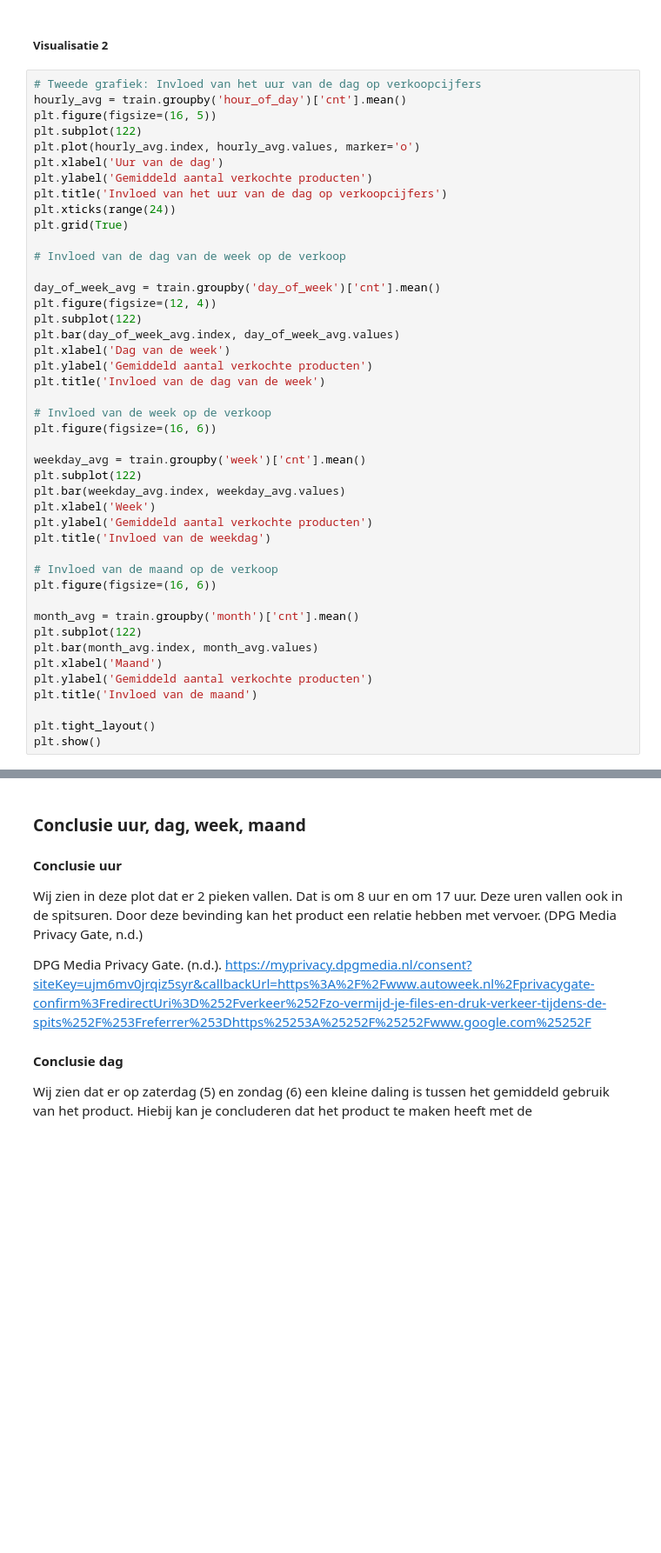
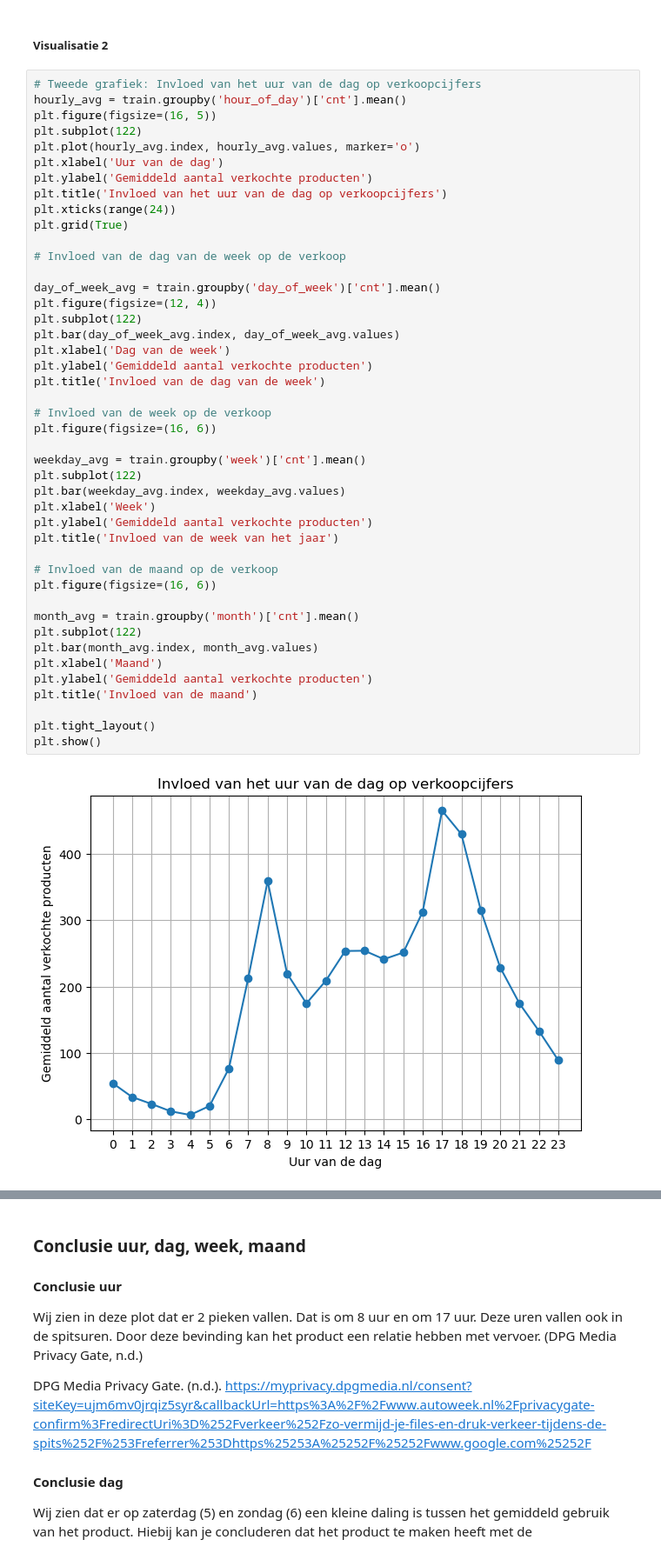
Before and after one commit to NimaGhafar/machine_learning_deurwaardes, a Jupyter notebook: Heethoofd_Portfolio.ipynb, the cells around one changed output, grey strips where cells are left out. Shown at 87% size. Drawn from its saved outputs; the diff is of its cells as text; blank space fills up the shorter version.

```diff
--- a/Heethoofd_Portfolio.ipynb
+++ b/Heethoofd_Portfolio.ipynb
@@ -200,31 +260,33 @@ plt.grid(True)
 
 day_of_week_avg = train.groupby('day_of_week')['cnt'].mean()
 plt.figure(figsize=(12, 4))
 plt.subplot(122)
 plt.bar(day_of_week_avg.index, day_of_week_avg.values)
 plt.xlabel('Dag van de week')
 plt.ylabel('Gemiddeld aantal verkochte producten')
 plt.title('Invloed van de dag van de week')
 
 # Invloed van de week op de verkoop
 plt.figure(figsize=(16, 6))
 
 weekday_avg = train.groupby('week')['cnt'].mean()
 plt.subplot(122)
 plt.bar(weekday_avg.index, weekday_avg.values)
 plt.xlabel('Week')
 plt.ylabel('Gemiddeld aantal verkochte producten')
-plt.title('Invloed van de weekdag')
+plt.title('Invloed van de week van het jaar')
 
 # Invloed van de maand op de verkoop
 plt.figure(figsize=(16, 6))
 
 month_avg = train.groupby('month')['cnt'].mean()
 plt.subplot(122)
 plt.bar(month_avg.index, month_avg.values)
 plt.xlabel('Maand')
 plt.ylabel('Gemiddeld aantal verkochte producten')
 plt.title('Invloed van de maand')
 
 plt.tight_layout()
 plt.show()
+# %% [output]
+[figure, added]
```
Also changed, not shown: parts of 65 cells of this notebook.
